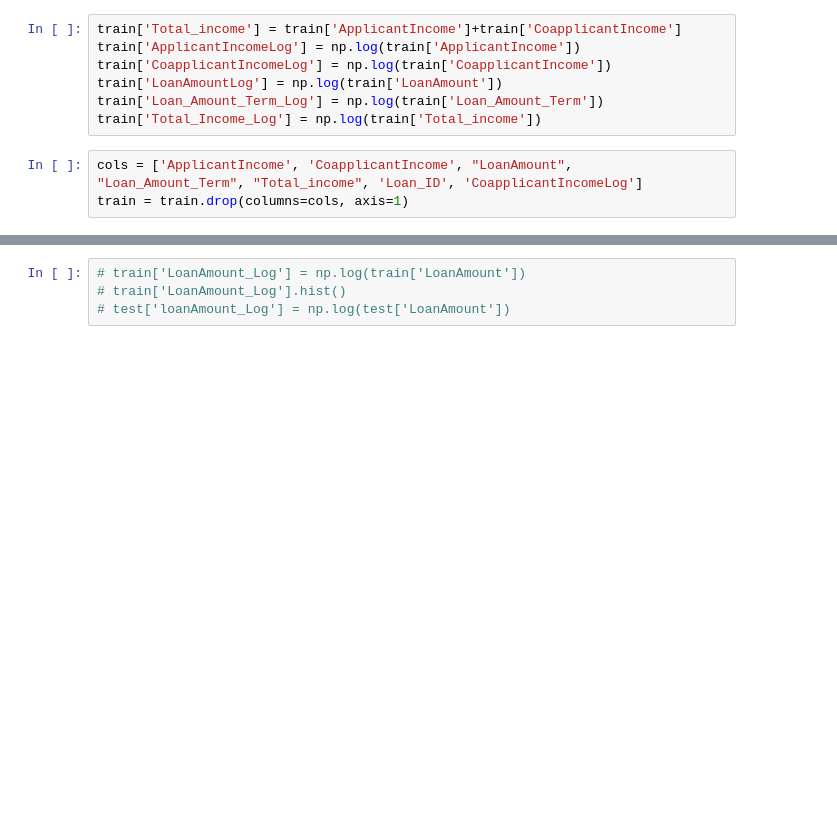
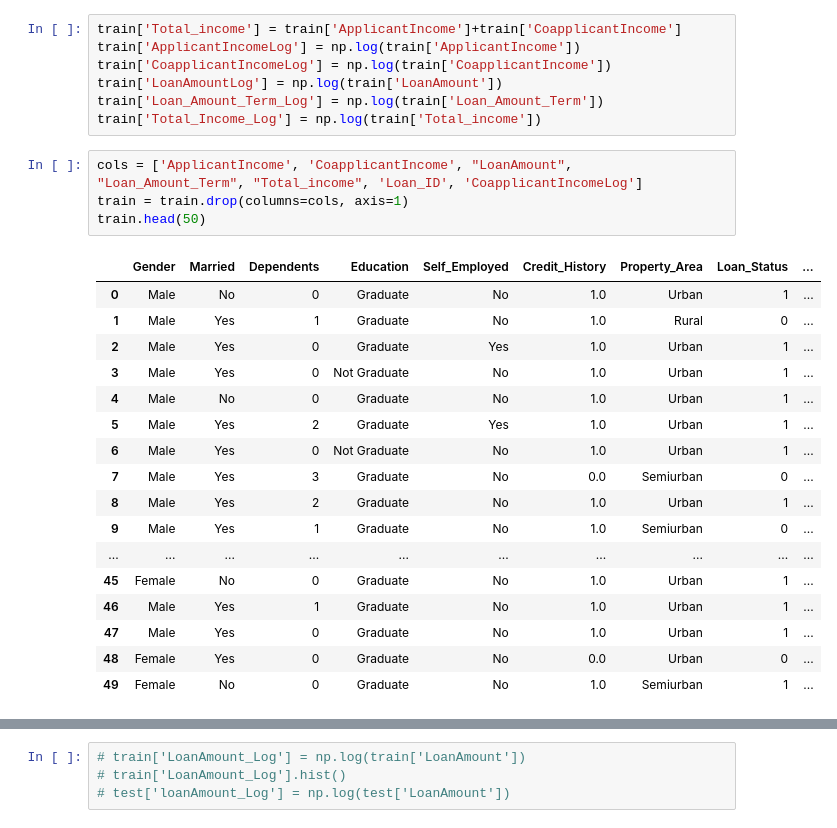
Before and after one commit to Sunnypatil002/ML_Project, a Jupyter notebook: data.ipynb, the cells around one changed output, grey strips where cells are left out. Drawn from its saved outputs; the diff is of its cells as text; blank space fills up the shorter version.

```diff
--- a/data.ipynb
+++ b/data.ipynb
@@ -621,6 +593,25 @@ train['Total_Income_Log'] = np.log(train['Total_income'])
 # %%
 cols = ['ApplicantIncome', 'CoapplicantIncome', "LoanAmount", "Loan_Amount_Term", "Total_income", 'Loan_ID', 'CoapplicantIncomeLog']
 train = train.drop(columns=cols, axis=1)
+train.head(50)
+# %% [output]
+|  | Gender | Married | Dependents | Education | Self_Employed | Credit_History | Property_Area | Loan_Status | ... |
+| 0 | Male | No | 0 | Graduate | No | 1.0 | Urban | 1 | ... |
+| 1 | Male | Yes | 1 | Graduate | No | 1.0 | Rural | 0 | ... |
+| 2 | Male | Yes | 0 | Graduate | Yes | 1.0 | Urban | 1 | ... |
+| 3 | Male | Yes | 0 | Not Graduate | No | 1.0 | Urban | 1 | ... |
+| 4 | Male | No | 0 | Graduate | No | 1.0 | Urban | 1 | ... |
+| 5 | Male | Yes | 2 | Graduate | Yes | 1.0 | Urban | 1 | ... |
+| 6 | Male | Yes | 0 | Not Graduate | No | 1.0 | Urban | 1 | ... |
+| 7 | Male | Yes | 3 | Graduate | No | 0.0 | Semiurban | 0 | ... |
+| 8 | Male | Yes | 2 | Graduate | No | 1.0 | Urban | 1 | ... |
+| 9 | Male | Yes | 1 | Graduate | No | 1.0 | Semiurban | 0 | ... |
+| ... | ... | ... | ... | ... | ... | ... | ... | ... | ... |
+| 45 | Female | No | 0 | Graduate | No | 1.0 | Urban | 1 | ... |
+| 46 | Male | Yes | 1 | Graduate | No | 1.0 | Urban | 1 | ... |
+| 47 | Male | Yes | 0 | Graduate | No | 1.0 | Urban | 1 | ... |
+| 48 | Female | Yes | 0 | Graduate | No | 0.0 | Urban | 0 | ... |
+| 49 | Female | No | 0 | Graduate | No | 1.0 | Semiurban | 1 | ... |
 # %%
 d1 = pd.get_dummies(train['Gender'], drop_first= True)
 d2 = pd.get_dummies(train['Married'], drop_first= True)
```
Also changed, not shown: parts of 7 cells of this notebook, 2 other files.
